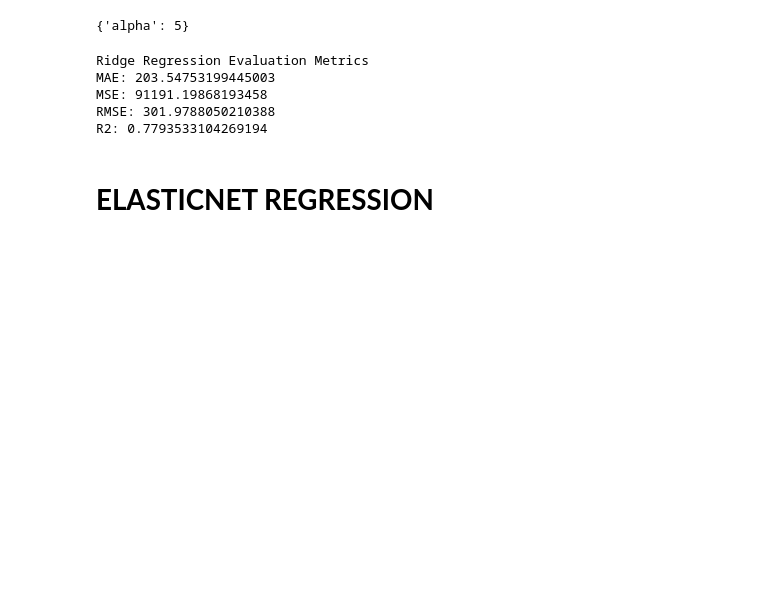
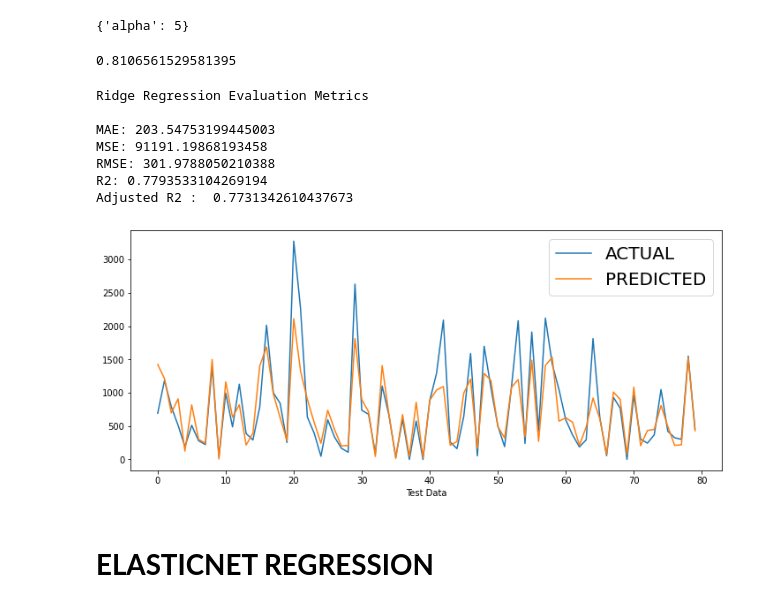
Before and after one commit to Nakulpradeep94/Bike_Sharing_demand_prediction, a Jupyter notebook: Bike_Sharing_Demand_Prediction_Capstone_Project.ipynb, the cells around one changed output. Cells and saved outputs as stored; diff of their text form; code cells hidden in the pictures; blank space fills up the shorter version.

```diff
--- a/Bike_Sharing_Demand_Prediction_Capstone_Project.ipynb
+++ b/Bike_Sharing_Demand_Prediction_Capstone_Project.ipynb
@@ -1061,15 +1089,25 @@ ridge_cv.best_params_
 ridge_cv_best = ridge_cv.best_estimator_
 # %%
 y_pred=ridge_cv_best.predict(X_test_trans)
+# %%
+ridge_cv_best.score(X_train_trans,y_train)
+# %% [output]
+0.8106561529581395
 # %%
-metrics_df=metrics_df.append({'MODEL NAME': 'Ridge Regression', 'MAE':mean_absolute_error(y_test**2, y_pred**2), 'MSE':mean_squared_error(y_test**2, y_pred**2), 'RMSE':np.sqrt(mean_squared_error(y_test**2, y_pred**2)), 'R2':r2_score(y_test**2, y_pred**2)}, ignore_index=True)
+metrics_df=metrics_df.append({'MODEL NAME': 'Ridge Regression', 'MAE':mean_absolute_error(y_test**2, y_pred**2), 'MSE':mean_squared_error(y_test**2, y_pred**2), 'RMSE':np.sqrt(mean_squared_error(y_test**2, y_pred**2)),'Training_Accuracy':ridge_cv_best.score(X_train_trans,y_train), 'R2':r2_score(y_test**2, y_pred**2),'Adjusted_R2': adj_r2(y_test**2, y_pred**2)}, ignore_index=True)
 print_metric("Ridge Regression",y_test**2,y_pred**2)
 # %% [output]
 Ridge Regression Evaluation Metrics
+
 MAE: 203.54753199445003
 MSE: 91191.19868193458
 RMSE: 301.9788050210388
 R2: 0.7793533104269194
+Adjusted R2 :  0.7731342610437673
+# %%
+graphplot(y_test**2,y_pred**2)
+# %% [output]
+[figure, added]
 # %% [markdown]
 # **ELASTICNET REGRESSION**
 # %%
```
Also changed, not shown: parts of 55 cells of this notebook.
